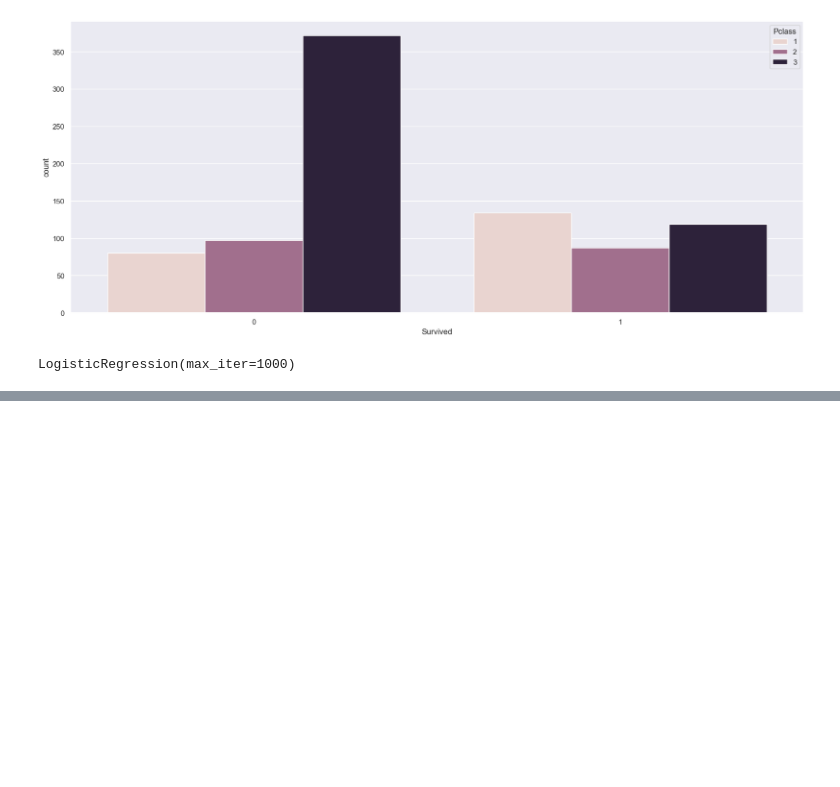
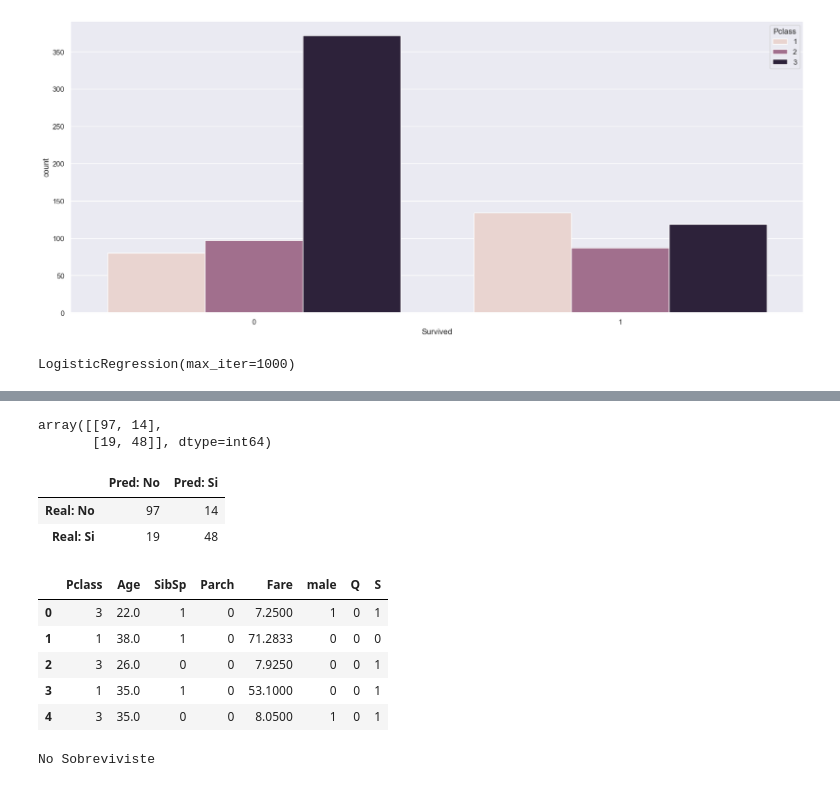
Before and after one commit to kevinmoh2o/ml_and_dl_py_course, a Jupyter notebook: lab03/reg_log.ipynb, the cells around one changed output, grey strips where cells are left out. Saved outputs shown, nothing was run; the diff lists cells and outputs as text; code cells hidden in the pictures; blank space fills up the shorter version.

```diff
--- a/lab03/reg_log.ipynb
+++ b/lab03/reg_log.ipynb
@@ -167,0 +168,29 @@ weighted avg       0.80      0.80      0.80       178
+# %%
+from sklearn.metrics import confusion_matrix
+confusion_matrix(y_test,prediccion)
+# %% [output]
+array([[97, 14],
+       [19, 48]], dtype=int64)
+# %%
+pd.DataFrame(confusion_matrix(y_test,prediccion),columns=["Pred: No","Pred: Si"],index=["Real: No", "Real: Si"])
+# %% [output]
+|  | Pred: No | Pred: Si |
+| Real: No | 97 | 14 |
+| Real: Si | 19 | 48 |
+# %%
+x.head()
+# %% [output]
+|  | Pclass | Age | SibSp | Parch | Fare | male | Q | S |
+| 0 | 3 | 22.0 | 1 | 0 | 7.2500 | 1 | 0 | 1 |
+| 1 | 1 | 38.0 | 1 | 0 | 71.2833 | 0 | 0 | 0 |
+| 2 | 3 | 26.0 | 0 | 0 | 7.9250 | 0 | 0 | 1 |
+| 3 | 1 | 35.0 | 1 | 0 | 53.1000 | 0 | 0 | 1 |
+| 4 | 3 | 35.0 | 0 | 0 | 8.0500 | 1 | 0 | 1 |
+# %%
+prediccion_v2 = model.predict([[3,35,0,0,10,1,0,0]])
+if prediccion_v2==1:
+    print("Sobreviviste")
+else:
+    print("No Sobreviviste")
+# %% [output]
+No Sobreviviste
```
Also changed, not shown: parts of 6 cells of this notebook, 3 other files.
